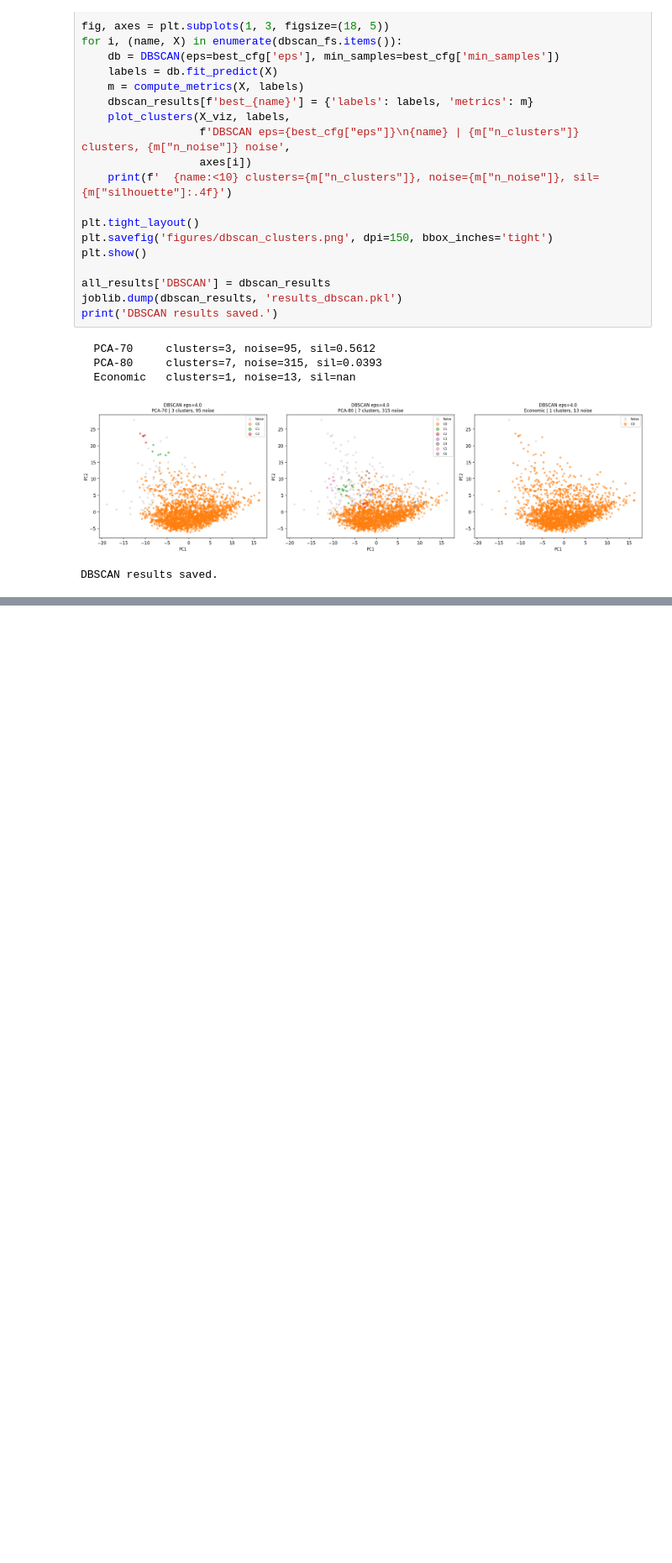
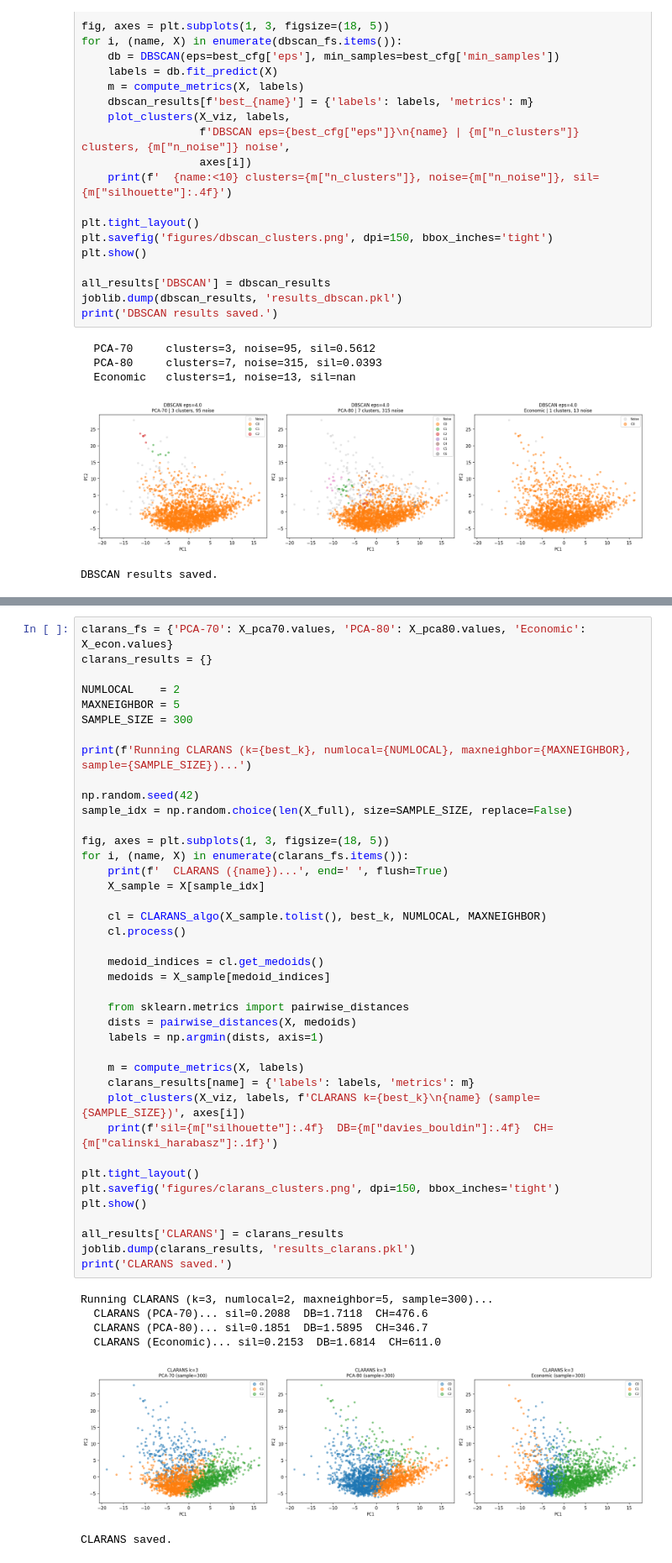
Before and after one commit to davidcuruvija/ip2-project-2026, a Jupyter notebook: 02_clustering.ipynb, the cells around one changed output, grey strips where cells are left out. Shown at 84% size. Cells and saved outputs as stored; diff of their text form; blank space fills up the shorter version.

Commit message:
Primena algoritma CLARANS

```diff
--- a/02_clustering.ipynb
+++ b/02_clustering.ipynb
@@ -378,0 +390,47 @@ DBSCAN results saved.
+# %%
+clarans_fs = {'PCA-70': X_pca70.values, 'PCA-80': X_pca80.values, 'Economic': X_econ.values}
+clarans_results = {}
+
+NUMLOCAL    = 2
+MAXNEIGHBOR = 5
+SAMPLE_SIZE = 300
+
+print(f'Running CLARANS (k={best_k}, numlocal={NUMLOCAL}, maxneighbor={MAXNEIGHBOR}, sample={SAMPLE_SIZE})...')
+
+np.random.seed(42)
+sample_idx = np.random.choice(len(X_full), size=SAMPLE_SIZE, replace=False)
+
+fig, axes = plt.subplots(1, 3, figsize=(18, 5))
+for i, (name, X) in enumerate(clarans_fs.items()):
+    print(f'  CLARANS ({name})...', end=' ', flush=True)
+    X_sample = X[sample_idx]
+
+    cl = CLARANS_algo(X_sample.tolist(), best_k, NUMLOCAL, MAXNEIGHBOR)
+    cl.process()
+
+    medoid_indices = cl.get_medoids()
+    medoids = X_sample[medoid_indices]
+
+    from sklearn.metrics import pairwise_distances
+    dists = pairwise_distances(X, medoids)
+    labels = np.argmin(dists, axis=1)
+
+    m = compute_metrics(X, labels)
+    clarans_results[name] = {'labels': labels, 'metrics': m}
+    plot_clusters(X_viz, labels, f'CLARANS k={best_k}\n{name} (sample={SAMPLE_SIZE})', axes[i])
+    print(f'sil={m["silhouette"]:.4f}  DB={m["davies_bouldin"]:.4f}  CH={m["calinski_harabasz"]:.1f}')
+
+plt.tight_layout()
+plt.savefig('figures/clarans_clusters.png', dpi=150, bbox_inches='tight')
+plt.show()
+
+all_results['CLARANS'] = clarans_results
+joblib.dump(clarans_results, 'results_clarans.pkl')
+print('CLARANS saved.')
+# %% [output]
+Running CLARANS (k=3, numlocal=2, maxneighbor=5, sample=300)...
+  CLARANS (PCA-70)... sil=0.2088  DB=1.7118  CH=476.6
+  CLARANS (PCA-80)... sil=0.1851  DB=1.5895  CH=346.7
+  CLARANS (Economic)... sil=0.2153  DB=1.6814  CH=611.0
+[figure, added]
+CLARANS saved.
```
Also changed, not shown: parts of 1 cell of this notebook, 3 other files.
